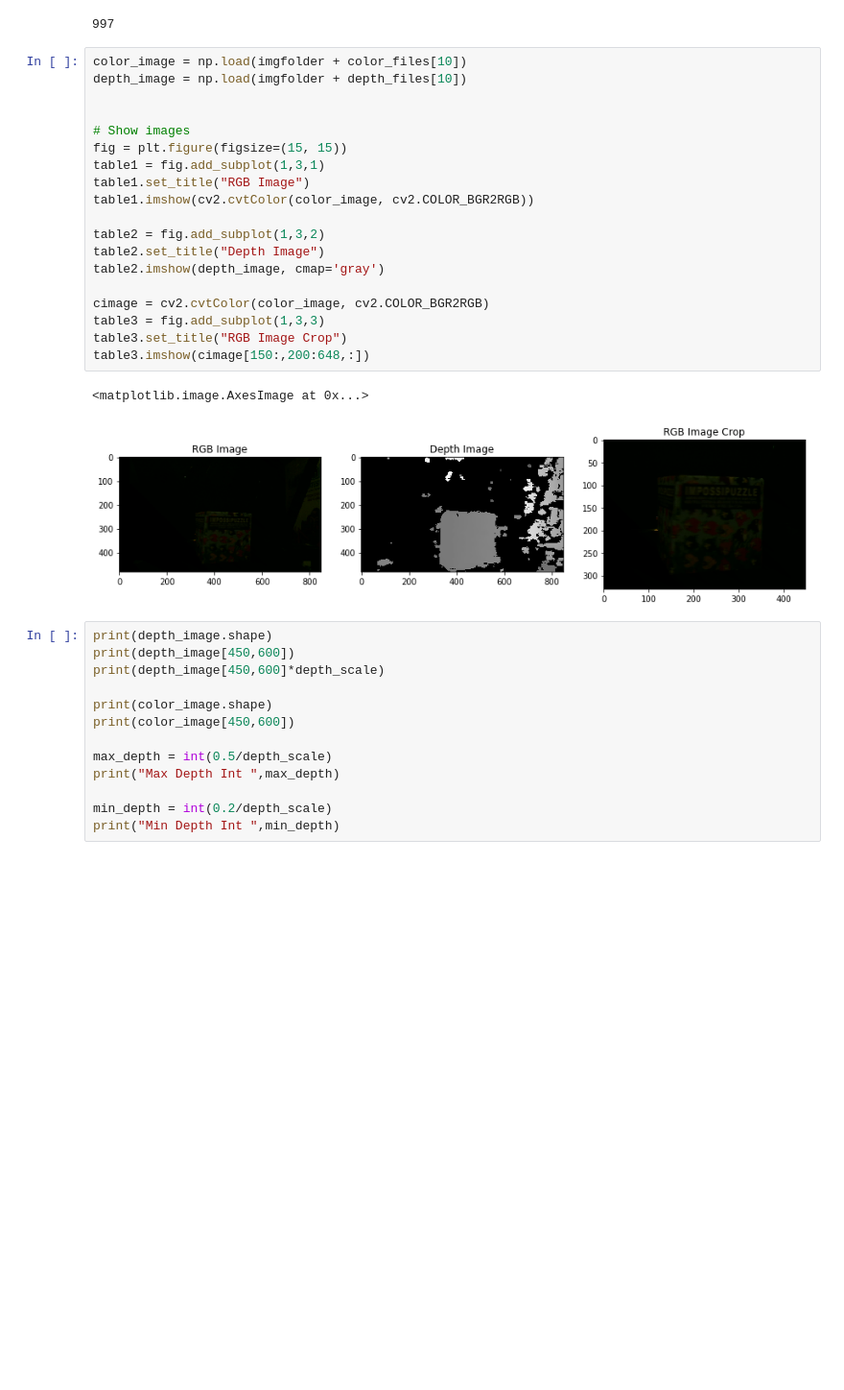
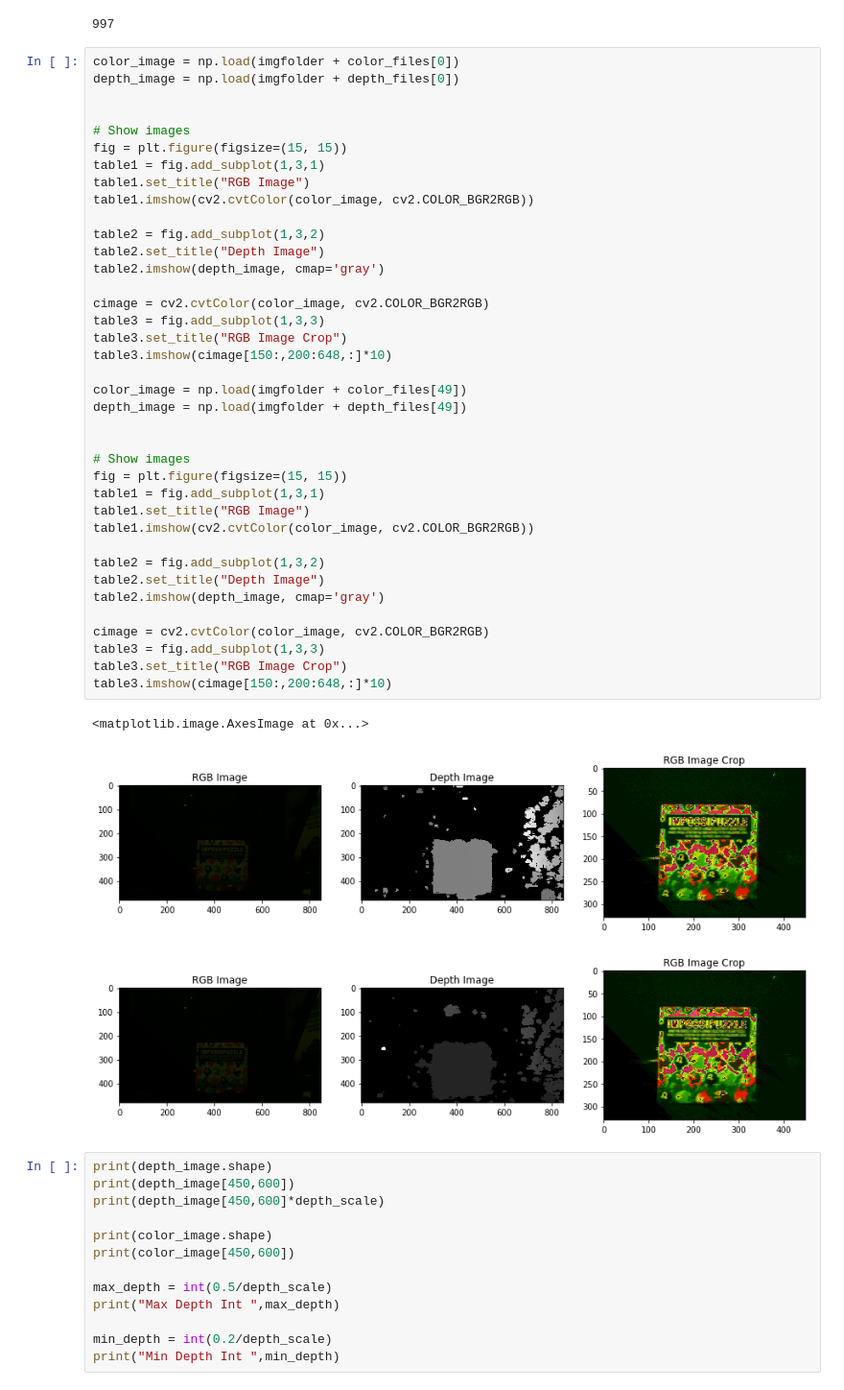
Before and after one commit to ongchinkiat/realsense-d435, a Jupyter notebook: d435-analysis-848.ipynb, the cells around one changed output. Shown at 96% size. Drawn from its saved outputs; the diff is of its cells as text; blank space fills up the shorter version.

```diff
--- a/d435-analysis-848.ipynb
+++ b/d435-analysis-848.ipynb
@@ -51,27 +51,47 @@ print(len(depth_files))
 # %% [output]
 997
 # %%
-color_image = np.load(imgfolder + color_files[10])
-depth_image = np.load(imgfolder + depth_files[10])
+color_image = np.load(imgfolder + color_files[0])
+depth_image = np.load(imgfolder + depth_files[0])
 
 
 # Show images
 fig = plt.figure(figsize=(15, 15))
 table1 = fig.add_subplot(1,3,1)
 table1.set_title("RGB Image")
 table1.imshow(cv2.cvtColor(color_image, cv2.COLOR_BGR2RGB))
 
 table2 = fig.add_subplot(1,3,2)
 table2.set_title("Depth Image")
 table2.imshow(depth_image, cmap='gray')
 
 cimage = cv2.cvtColor(color_image, cv2.COLOR_BGR2RGB)
 table3 = fig.add_subplot(1,3,3)
 table3.set_title("RGB Image Crop")
-table3.imshow(cimage[150:,200:648,:])
+table3.imshow(cimage[150:,200:648,:]*10)
+
+color_image = np.load(imgfolder + color_files[49])
+depth_image = np.load(imgfolder + depth_files[49])
+
+
+# Show images
+fig = plt.figure(figsize=(15, 15))
+table1 = fig.add_subplot(1,3,1)
+table1.set_title("RGB Image")
+table1.imshow(cv2.cvtColor(color_image, cv2.COLOR_BGR2RGB))
+
+table2 = fig.add_subplot(1,3,2)
+table2.set_title("Depth Image")
+table2.imshow(depth_image, cmap='gray')
+
+cimage = cv2.cvtColor(color_image, cv2.COLOR_BGR2RGB)
+table3 = fig.add_subplot(1,3,3)
+table3.set_title("RGB Image Crop")
+table3.imshow(cimage[150:,200:648,:]*10)
 # %% [output]
 <matplotlib.image.AxesImage at 0x...>
-[figure, old version]
+[figure, new version]
+[figure, added]
 # %%
 print(depth_image.shape)
 print(depth_image[450,600])
```
Also changed, not shown: parts of 4 cells of this notebook.
